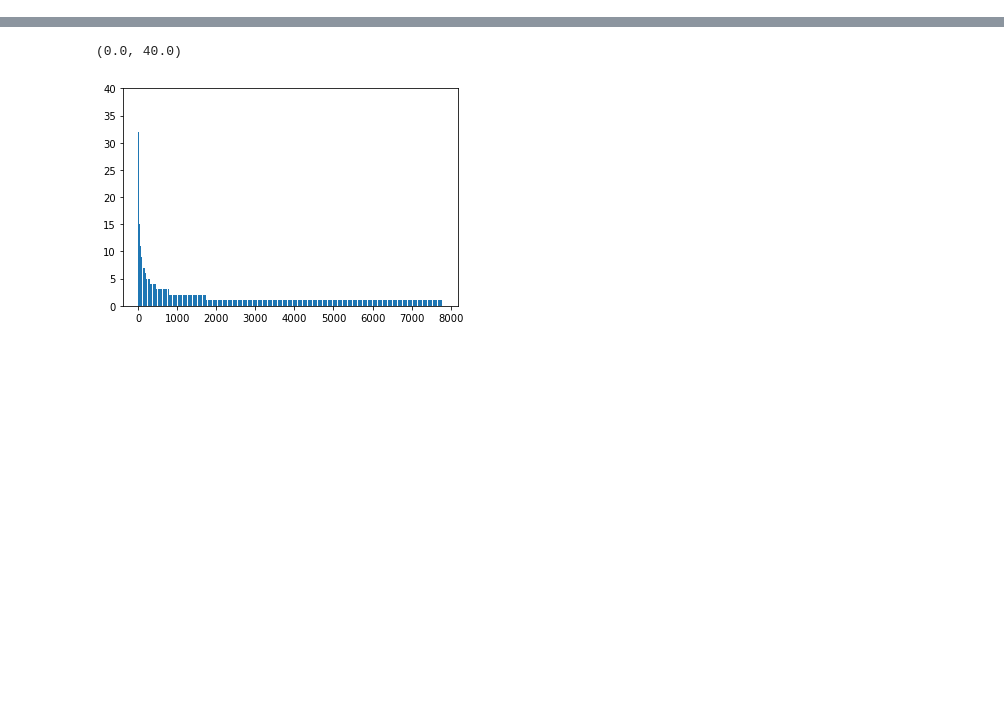
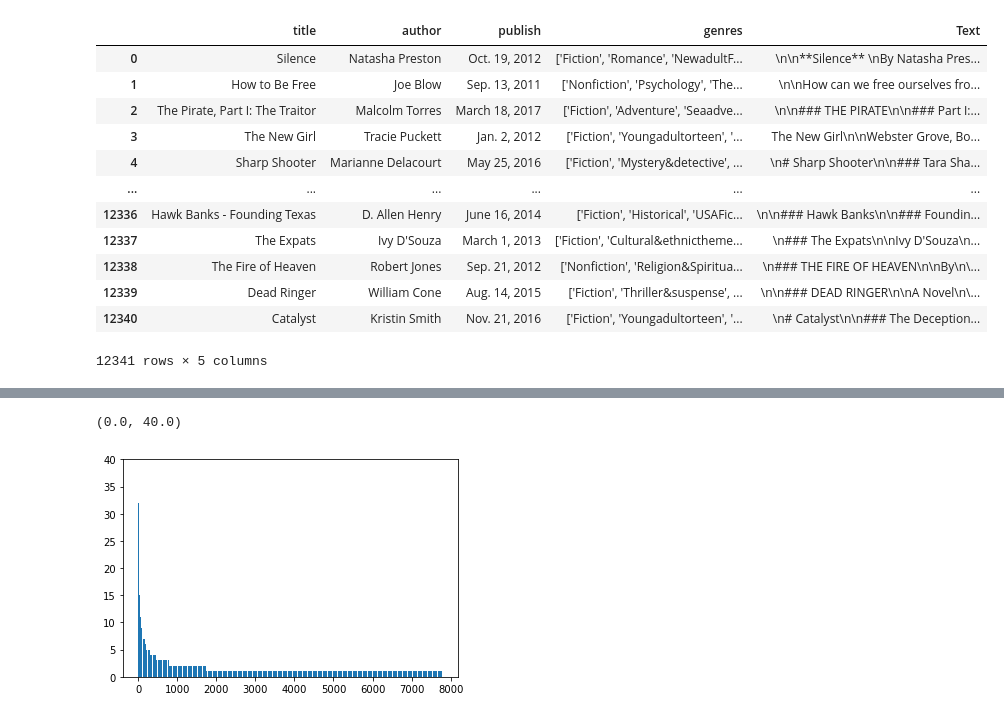
Before and after one commit to EN555/Author-Identification, a Jupyter notebook: Notebooks/playground.ipynb, the cells around one changed output, grey strips where cells are left out. Drawn from its saved outputs; the diff is of its cells as text; code cells hidden in the pictures; blank space fills up the shorter version.

```diff
--- a/Notebooks/playground.ipynb
+++ b/Notebooks/playground.ipynb
@@ -63,0 +114,16 @@ df[df["author"]]
+# %%
+df
+# %% [output]
+|  | title | author | publish | genres | Text |
+| 0 | Silence | Natasha Preston | Oct. 19, 2012 | ['Fiction', 'Romance', 'NewadultF... | \n\n**Silence** \nBy Natasha Pres... |
+| 1 | How to Be Free | Joe Blow | Sep. 13, 2011 | ['Nonfiction', 'Psychology', 'The... | \n\nHow can we free ourselves fro... |
+| 2 | The Pirate, Part I: The Traitor | Malcolm Torres | March 18, 2017 | ['Fiction', 'Adventure', 'Seaadve... | \n\n### THE PIRATE\n\n### Part I:... |
+| 3 | The New Girl | Tracie Puckett | Jan. 2, 2012 | ['Fiction', 'Youngadultorteen', '... | The New Girl\n\nWebster Grove, Bo... |
+| 4 | Sharp Shooter | Marianne Delacourt | May 25, 2016 | ['Fiction', 'Mystery&detective', ... | \n# Sharp Shooter\n\n### Tara Sha... |
+| ... | ... | ... | ... | ... | ... |
+| 12336 | Hawk Banks - Founding Texas | D. Allen Henry | June 16, 2014 | ['Fiction', 'Historical', 'USAFic... | \n\n### Hawk Banks\n\n### Foundin... |
+| 12337 | The Expats | Ivy D'Souza | March 1, 2013 | ['Fiction', 'Cultural&ethnictheme... | \n### The Expats\n\nIvy D'Souza\n... |
+| 12338 | The Fire of Heaven | Robert Jones | Sep. 21, 2012 | ['Nonfiction', 'Religion&Spiritua... | \n### THE FIRE OF HEAVEN\n\nBy\n\... |
+| 12339 | Dead Ringer | William Cone | Aug. 14, 2015 | ['Fiction', 'Thriller&suspense', ... | \n\n### DEAD RINGER\n\nA Novel\n\... |
+| 12340 | Catalyst | Kristin Smith | Nov. 21, 2016 | ['Fiction', 'Youngadultorteen', '... | \n# Catalyst\n\n### The Deception... |
+12341 rows × 5 columns
```
Also changed, not shown: parts of 29 cells of this notebook.
